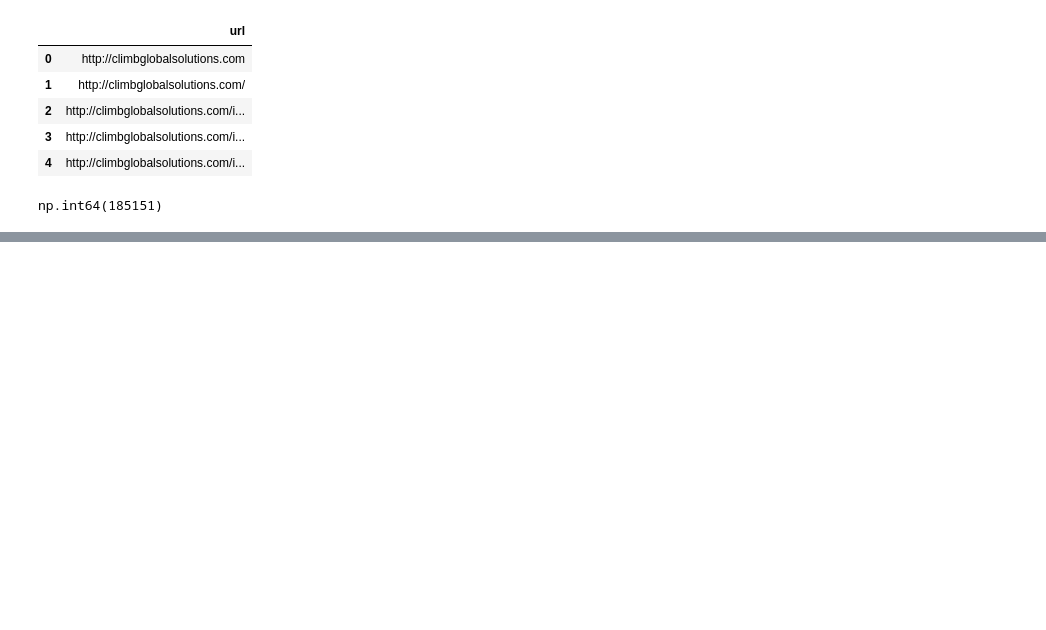
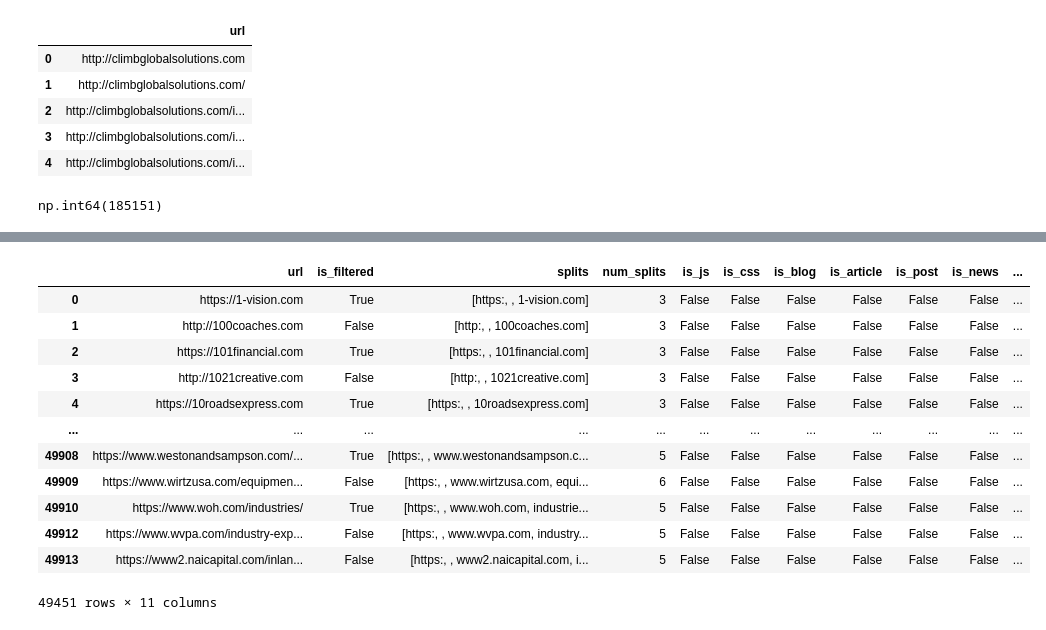
Before and after one commit to Anze-/datathon2k25, a Jupyter notebook: url_filtering.ipynb, the cells around one changed output, grey strips where cells are left out. Cells and saved outputs as stored; diff of their text form; code cells hidden in the pictures; blank space fills up the shorter version.

```diff
--- a/url_filtering.ipynb
+++ b/url_filtering.ipynb
@@ -310,0 +440,2 @@ urls_df.to_parquet("filtered_urls.parquet")
+# %%
+keyword_dfs = [home_urls,about_urls,contact_urls,technology_urls,product_urls,service_urls,work_urls,capability_urls,industry_urls]
@@ -310,0 +466,13 @@ urls_df.to_parquet("filtered_urls.parquet")
+# %%
+from urllib.parse import urlparse
+
+def get_domain(url):
+    return urlparse(url).netloc
+
+# Process each DataFrame
+processed_dfs = []
+for df in keyword_dfs:
+    df['domain'] = df['url'].apply(get_domain)
+    # Keep the row with the smallest num_splits per domain
+    df_grouped = df.loc[df.groupby('domain')['num_splits'].idxmin()]
+    processed_dfs.append(df_grouped.drop(columns='domain'))  # drop helper column if not needed
@@ -310,0 +497,21 @@ urls_df.to_parquet("filtered_urls.parquet")
+# %%
+combined_df = pd.concat(processed_dfs, ignore_index=True)
+combined_df = combined_df.drop_duplicates(subset='url')
+# %%
+combined_df['domain'] = combined_df['url'].apply(get_domain)
+# %%
+combined_df
+# %% [output]
+|  | url | is_filtered | splits | num_splits | is_js | is_css | is_blog | is_article | is_post | is_news | ... |
+| 0 | https://1-vision.com | True | [https:, , 1-vision.com] | 3 | False | False | False | False | False | False | ... |
+| 1 | http://100coaches.com | False | [http:, , 100coaches.com] | 3 | False | False | False | False | False | False | ... |
+| 2 | https://101financial.com | True | [https:, , 101financial.com] | 3 | False | False | False | False | False | False | ... |
+| 3 | http://1021creative.com | False | [http:, , 1021creative.com] | 3 | False | False | False | False | False | False | ... |
+| 4 | https://10roadsexpress.com | True | [https:, , 10roadsexpress.com] | 3 | False | False | False | False | False | False | ... |
+| ... | ... | ... | ... | ... | ... | ... | ... | ... | ... | ... | ... |
+| 49908 | https://www.westonandsampson.com/... | True | [https:, , www.westonandsampson.c... | 5 | False | False | False | False | False | False | ... |
+| 49909 | https://www.wirtzusa.com/equipmen... | False | [https:, , www.wirtzusa.com, equi... | 6 | False | False | False | False | False | False | ... |
+| 49910 | https://www.woh.com/industries/ | True | [https:, , www.woh.com, industrie... | 5 | False | False | False | False | False | False | ... |
+| 49912 | https://www.wvpa.com/industry-exp... | False | [https:, , www.wvpa.com, industry... | 5 | False | False | False | False | False | False | ... |
+| 49913 | https://www2.naicapital.com/inlan... | False | [https:, , www2.naicapital.com, i... | 5 | False | False | False | False | False | False | ... |
+49451 rows × 11 columns
```
Also changed, not shown: parts of 21 cells of this notebook, 2 other files.
